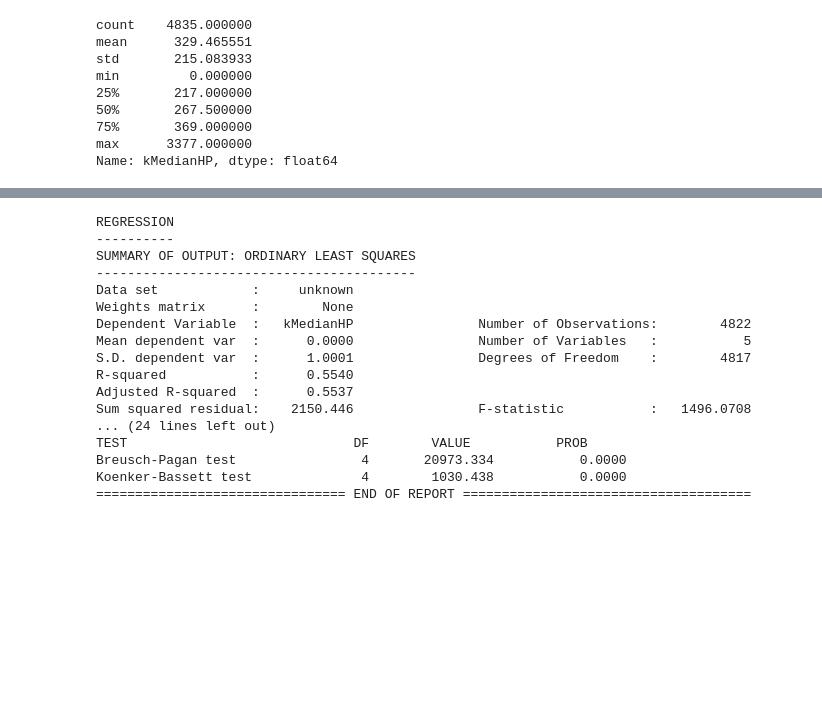
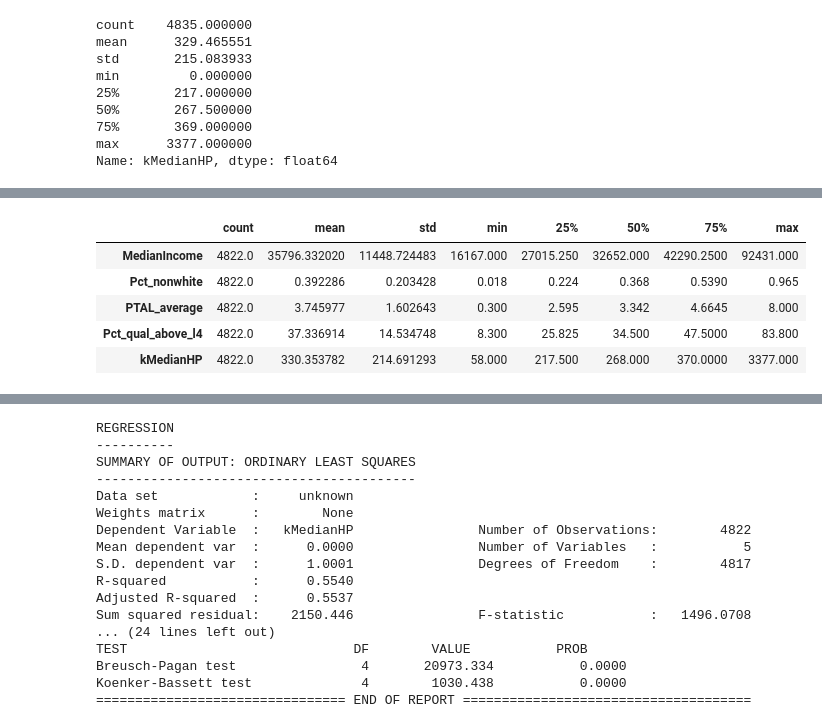
Before and after one commit to yulun-cd/asds-report, a Jupyter notebook: data analysis.ipynb, the cells around one changed output, grey strips where cells are left out. Cells and saved outputs as stored; diff of their text form; code cells hidden in the pictures; blank space fills up the shorter version.

```diff
--- a/data analysis.ipynb
+++ b/data analysis.ipynb
@@ -98,3 +124,13 @@ gdf.describe()[var_n]
+# %%
+# table 2
+gdf.describe()[var_n+['kMedianHP']].T
+# %% [output]
+|  | count | mean | std | min | 25% | 50% | 75% | max |
+| MedianIncome | 4822.0 | 35796.332020 | 11448.724483 | 16167.000 | 27015.250 | 32652.000 | 42290.2500 | 92431.000 |
+| Pct_nonwhite | 4822.0 | 0.392286 | 0.203428 | 0.018 | 0.224 | 0.368 | 0.5390 | 0.965 |
+| PTAL_average | 4822.0 | 3.745977 | 1.602643 | 0.300 | 2.595 | 3.342 | 4.6645 | 8.000 |
+| Pct_qual_above_l4 | 4822.0 | 37.336914 | 14.534748 | 8.300 | 25.825 | 34.500 | 47.5000 | 83.800 |
+| kMedianHP | 4822.0 | 330.353782 | 214.691293 | 58.000 | 217.500 | 268.000 | 370.0000 | 3377.000 |
 # %%
 # Fig 2
 i=1
```
Also changed, not shown: parts of 16 cells of this notebook, 10 other files.
